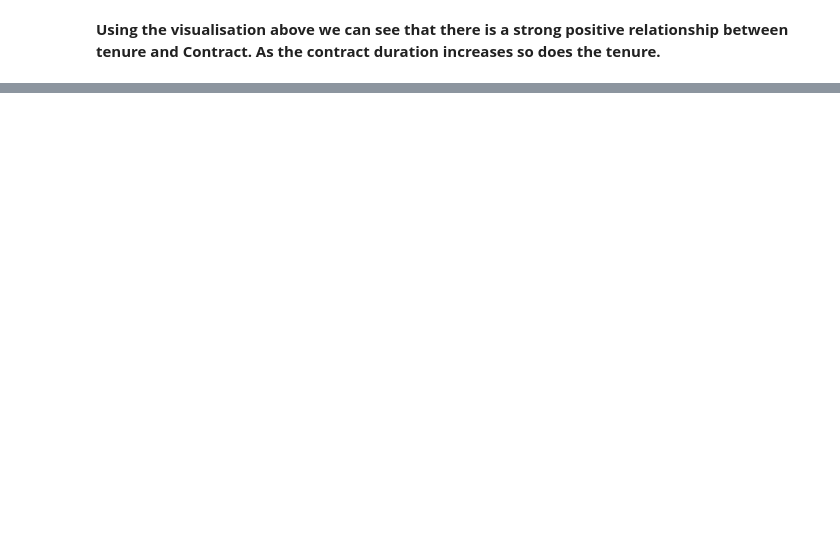
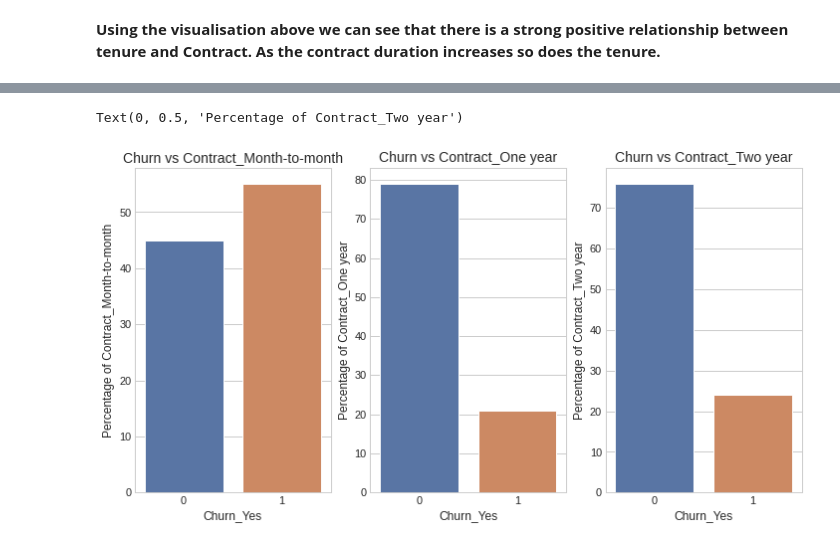
Before and after one commit to BongumusaSizwe/DVE, a Jupyter notebook: Assignment 1/IBM.ipynb, the cells around one changed output, grey strips where cells are left out. Cells and saved outputs as stored; diff of their text form; code cells hidden in the pictures; blank space fills up the shorter version.

```diff
--- a/Assignment 1/IBM.ipynb
+++ b/Assignment 1/IBM.ipynb
@@ -151,0 +244,30 @@ sns.catplot(x="Contract", y="tenure",kind="box", data=og_df)
+# %%
+# Contract
+plot_data1 = new_df.groupby('Contract_Month-to-month').agg(percentage =('Churn_Yes', lambda p: p.count() / new_df.shape[0] * 100))
+plot_data2 = new_df.groupby('Contract_One year').agg(percentage =('Churn_Yes', lambda p: p.count() / new_df.shape[0] * 100))
+plot_data3 = new_df.groupby('Contract_Two year').agg(percentage =('Churn_Yes', lambda p: p.count() / new_df.shape[0] * 100))
+
+
+
+fig = plt.figure(figsize=(12,6))
+
+ax = fig.add_subplot(1, 3, 1)
+ax = sns.barplot(x=plot_data1.index, y='percentage',data=plot_data1)
+ax.set_title('Churn vs Contract_Month-to-month',fontsize=14)
+ax.set_xlabel ("Churn_Yes")
+ax.set_ylabel ("Percentage of Contract_Month-to-month")
+
+ax = fig.add_subplot(1, 3, 2)
+ax = sns.barplot(x=plot_data2.index, y='percentage',data=plot_data2)
+ax.set_title('Churn vs Contract_One year',fontsize=14)
+ax.set_xlabel ("Churn_Yes")
+ax.set_ylabel ("Percentage of Contract_One year")
+
+ax = fig.add_subplot(1, 3, 3)
+ax = sns.barplot(x=plot_data3.index, y='percentage',data=plot_data3)
+ax.set_title('Churn vs Contract_Two year',fontsize=14)
+ax.set_xlabel ("Churn_Yes")
+ax.set_ylabel ("Percentage of Contract_Two year")
+# %% [output]
+Text(0, 0.5, 'Percentage of Contract_Two year')
+[figure, added]
```
Also changed, not shown: parts of 23 cells of this notebook.
